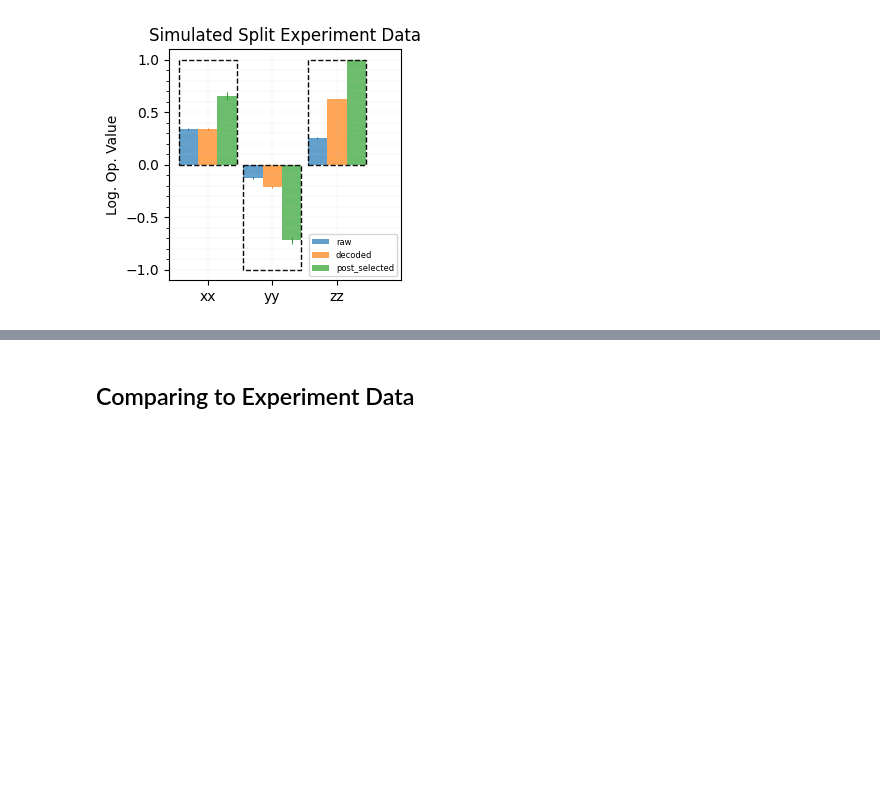
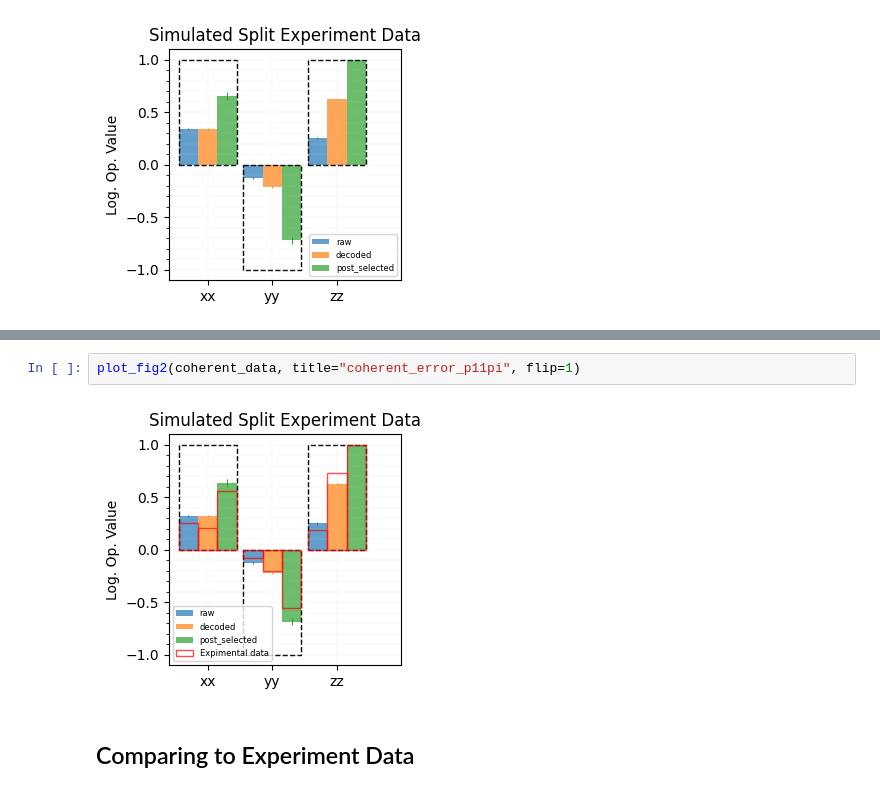
Before and after one commit to ihesner/cirq_qec, a Jupyter notebook: example_notebook.ipynb, the cells around one changed output, grey strips where cells are left out. Saved outputs shown, nothing was run; the diff lists cells and outputs as text; blank space fills up the shorter version.

```diff
--- a/example_notebook.ipynb
+++ b/example_notebook.ipynb
@@ -358,3 +425,7 @@ plt.show()
+# %%
+plot_fig2(coherent_data, title="coherent_error_p11pi", flip=1)
+# %% [output]
+[figure, added]
 # %% [markdown]
 ## Comparing to Experiment Data
 # %%
```
Also changed, not shown: parts of 16 cells of this notebook.
